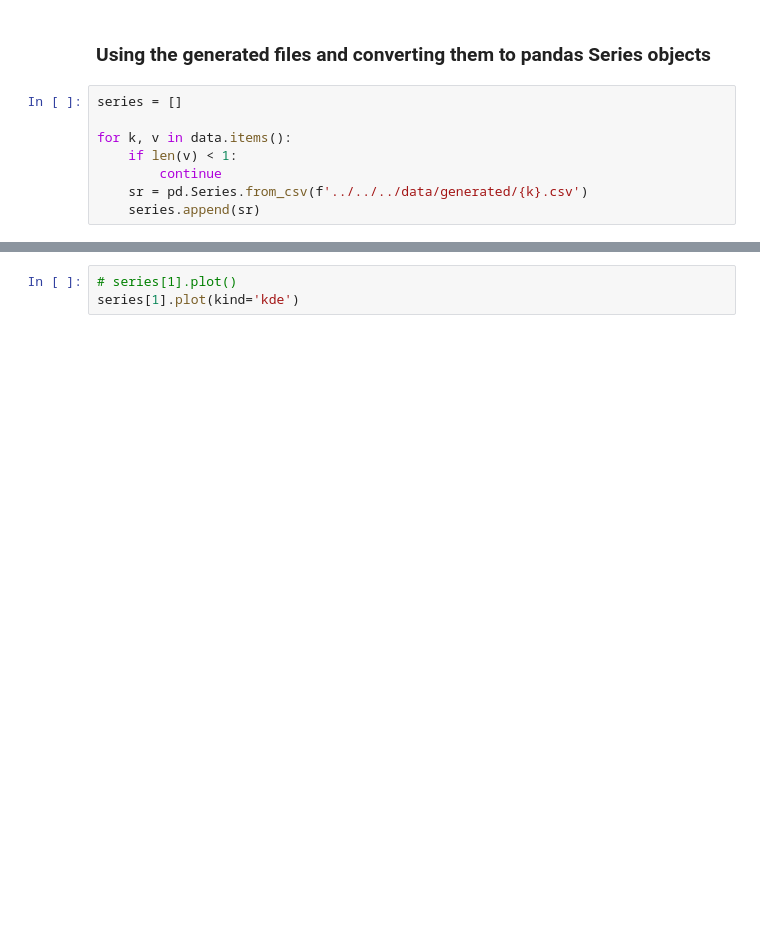
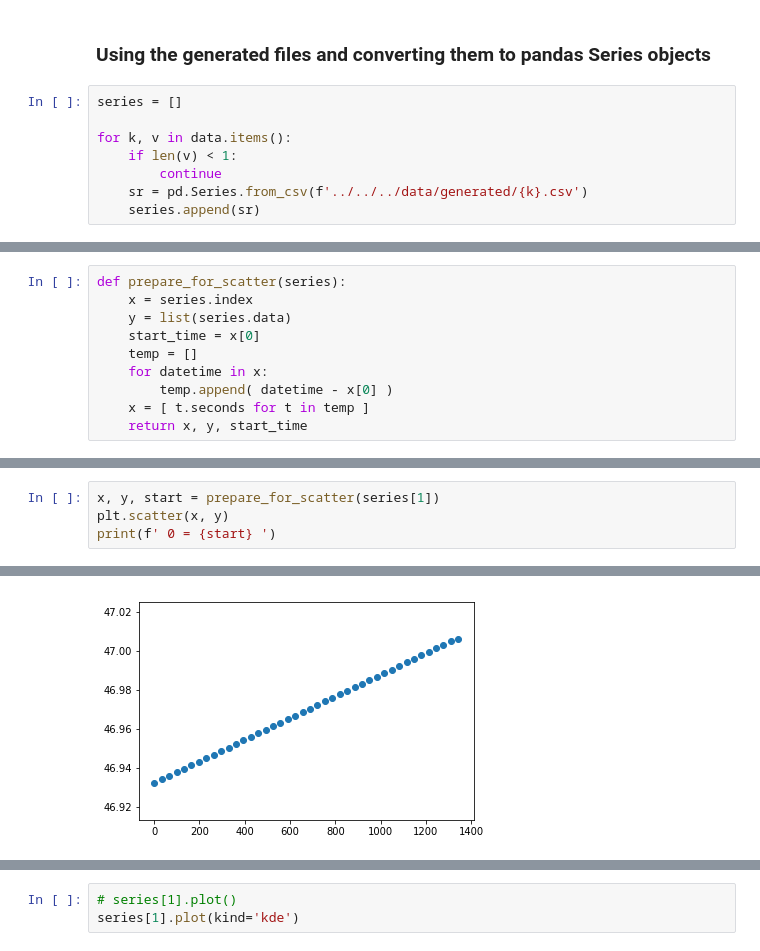
Before and after one commit to jesus-r-mendoza/Operations-Data-and-Mgmt-System, a Jupyter notebook: machine-learning/data-analysis/Data-Preprocessing.ipynb, the cells around one changed output, grey strips where cells are left out. Saved outputs shown, nothing was run; the diff lists cells and outputs as text; blank space fills up the shorter version.

```diff
--- a/machine-learning/data-analysis/Data-Preprocessing.ipynb
+++ b/machine-learning/data-analysis/Data-Preprocessing.ipynb
@@ -83,0 +86,10 @@ for k, v in data.items():
+# %%
+def prepare_for_scatter(series):
+    x = series.index
+    y = list(series.data)
+    start_time = x[0]
+    temp = []
+    for datetime in x:
+        temp.append( datetime - x[0] )
+    x = [ t.seconds for t in temp ]
+    return x, y, start_time
@@ -83,0 +107,5 @@ for k, v in data.items():
+# %%
+x, y, start = prepare_for_scatter(series[1])
+plt.scatter(x, y)
+print(f' 0 = {start} ')
+# %% [output]
@@ -83,0 +113 @@ for k, v in data.items():
+[figure, added]
```
Also changed, not shown: parts of 16 cells of this notebook.
